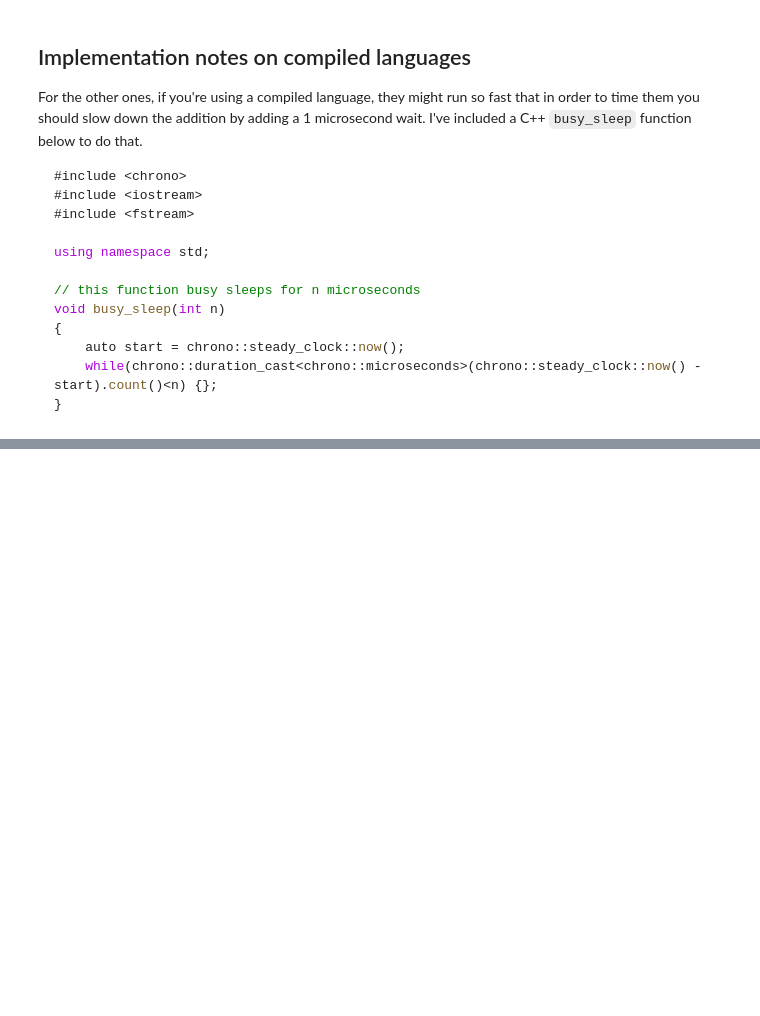
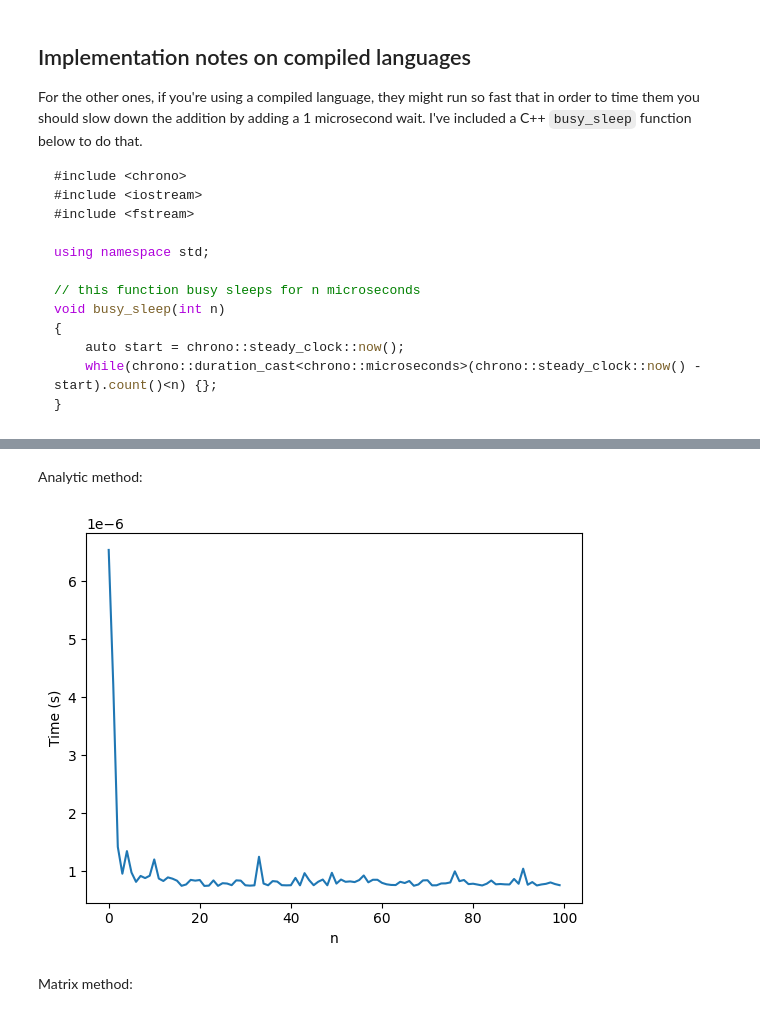
Before and after one commit to dnagasundhar-png/Discrete_Maths, a Jupyter notebook: week-1-class.ipynb, the cells around one changed output, grey strips where cells are left out. Cells and saved outputs as stored; diff of their text form; code cells hidden in the pictures; blank space fills up the shorter version.

```diff
--- a/week-1-class.ipynb
+++ b/week-1-class.ipynb
@@ -85,0 +153,31 @@ plt.ylabel('Time (s)');
+# %% [markdown]
+Analytic method:
+# %%
+
+%matplotlib inline
+import matplotlib.pyplot as plt
+import numpy as np
+import time
+import math
+
+def analytic(n):
+    golden = (1 + 5 ** 0.5) / 2
+
+    fib_analytic = (math.pow(golden,n) - (1-math.pow(golden,n)))/math.sqrt(5)
+
+
+def timeit(n):
+    start = time.perf_counter()
+    analytic(n)
+    end = time.perf_counter()
+    return end-start
+
+N = [i for i in range(100)]
+T = [timeit(n) for n in N]
+plt.plot(N, T)
+plt.xlabel('n')
+plt.ylabel('Time (s)');
+# %% [output]
+[figure, added]
+# %% [markdown]
+Matrix method:
```
Also changed, not shown: parts of 9 cells of this notebook.
